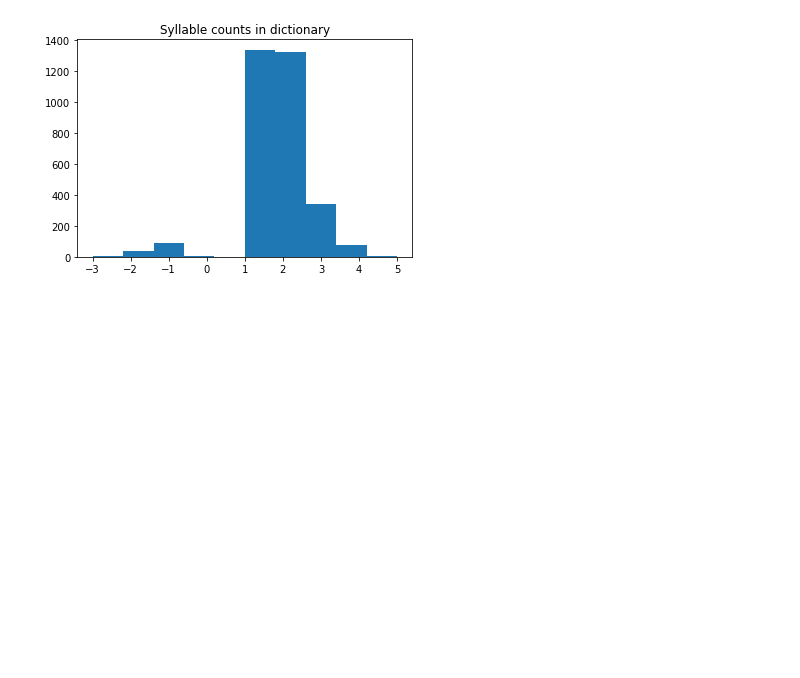
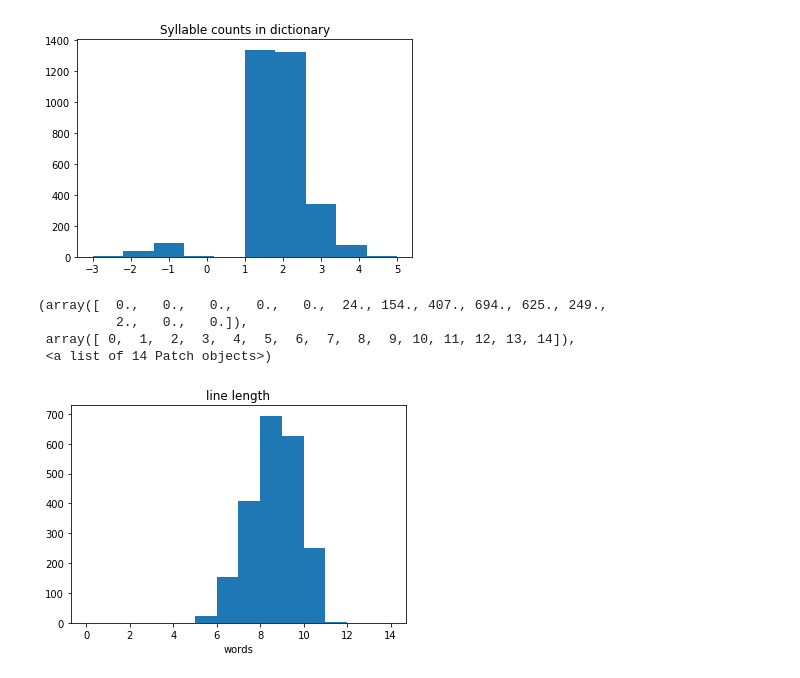
Before and after one commit to kyle-weng/Shakespearean-Poem-Generation, a Jupyter notebook: util.ipynb, the cells around one changed output. Drawn from its saved outputs; the diff is of its cells as text; code cells hidden in the pictures; blank space fills up the shorter version.

Commit message:
more fun visualizations (line length)

```diff
--- a/util.ipynb
+++ b/util.ipynb
@@ -40,3 +40,18 @@ plt.hist([syldict[w][0] for w in syldict])
  array([-3. , -2.2, -1.4, -0.6,  0.2,  1. ,  1.8,  2.6,  3.4,  4.2,  5. ]),
  <a list of 10 Patch objects>)
 [figure]
+# %%
+# line lengths
+lwords = [len(l) for s in data for l in s]
+lchars = [sum([len(w) for w in l])+len(l)-1 for s in data for l in s]
+lsyls = [sum([abs(syldict[w][0]) for w in l]) for s in data for l in s]
+# %%
+plt.title("line length")
+plt.xlabel("words")
+plt.hist(lwords, bins=range(15))
+# %% [output]
+(array([  0.,   0.,   0.,   0.,   0.,  24., 154., 407., 694., 625., 249.,
+          2.,   0.,   0.]),
+ array([ 0,  1,  2,  3,  4,  5,  6,  7,  8,  9, 10, 11, 12, 13, 14]),
+ <a list of 14 Patch objects>)
+[figure, added]
```
Also changed, not shown: parts of 3 cells of this notebook.
